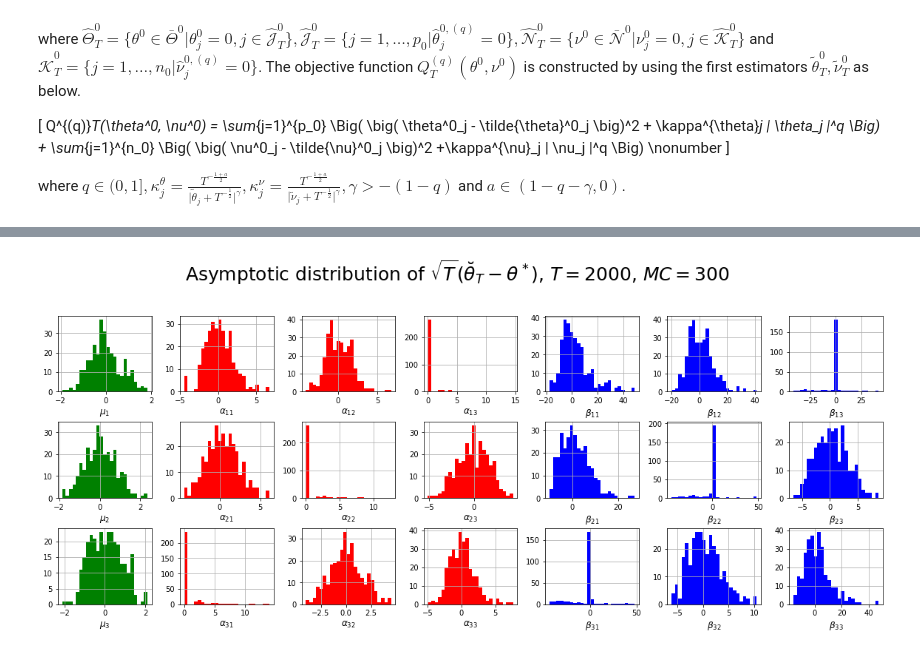
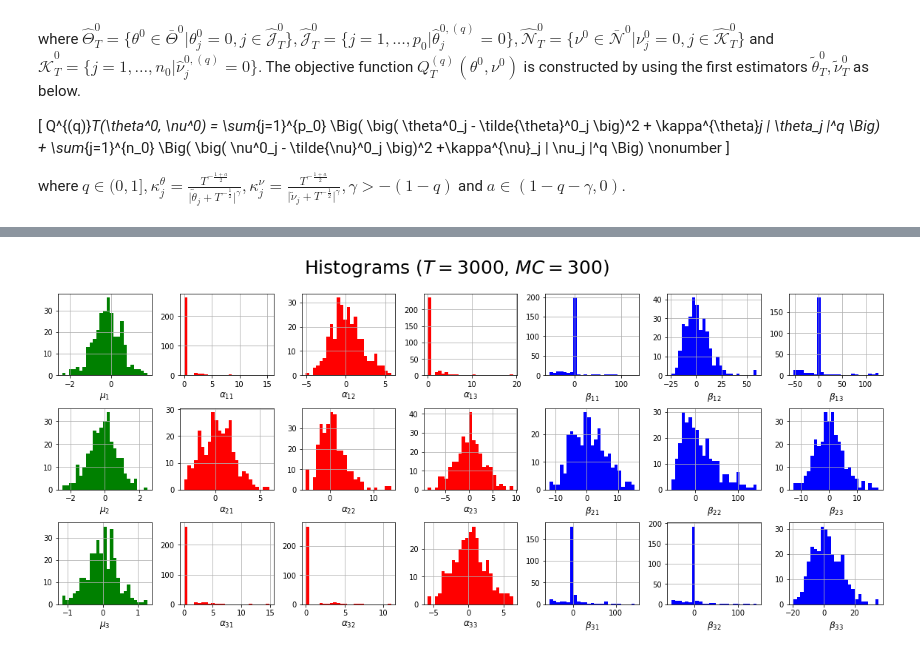
Before and after one commit to goda235/Sparse-estimation-for-GEMHP, a Jupyter notebook: P-O and GEMHP (Multivariate Exponential Hawkes process).ipynb, the cells around one changed output, grey strips where cells are left out. Saved outputs shown, nothing was run; the diff lists cells and outputs as text; code cells hidden in the pictures.

```diff
--- a/P-O and GEMHP (Multivariate Exponential Hawkes process).ipynb
+++ b/P-O and GEMHP (Multivariate Exponential Hawkes process).ipynb
@@ -382,10 +382,13 @@ def LogLikelihood(paramsVector, args):
     for i in range(dim):
         Ai = 0 # log( intensity^i_{t[i][z]} ) = log( mu[i] + sum_{j=1 ...,dim} sum_{k : t[i][z] > t[j][k]} alpha[i][j]*exp(-beta[i][j]*(t[i][z]-t[j][k])) )
         Bi = 0 # sum_{k=0,...,t[j][-1]} (alpha[i][j]/beta[i][j])*(exp(-beta[i][j]*(t_max-t[j][k])) -1)
-        for z in range(len(time[i]))[:-1]:
+        for n in range(len(time[i]))[:-1]:
             intensity = _mu[i]
             for j in range(dim):
-                intensity += _alpha[i][j][0]*np.sum(kernel_free(time[i][z], time[j][time[j][:]<time[i][z]] ,_beta[i][j]))
+                num = np.sum(time[j][:]<time[i][n])
+                dtime = time[i][n]-time[j][:num]
+                exptB = np.exp(-_beta[i][j]*dtime)
+                intensity += _alpha[i][j][0]*np.sum(exptB)
             Ai += np.log(intensity)
         for j in range(dim):
             Bi += (-1)*(_alpha[i][j][0]/_beta[i][j])*np.sum(kernel_free(t_max, time[j][:-1], _beta[i][j])-1)
@@ -583,16 +586,16 @@ where $*$ means a non-definite value.
 np.random.seed(0)
 
 dims = [3, 1, 1, 1] # dim, d_alpha, d_mark (= d, p, d') , dim of mark
-mu = np.array([0.1, 0.1, 0.1], dtype=float)
-alpha = np.array([[[0.1], [0.2], [0]], [[0.2], [0], [0.4]], [[0], [0.3], [0.2]]], dtype=float)
-beta = np.array([[0.5, 0.9, 1], [0.5, 1, 0.6], [1, 0.5, 0.7]], dtype=float)
+mu = np.array([0.2, 0.1, 0.1], dtype=float)
+alpha = np.array([[[0], [0.2], [0]], [[0.2], [0.1], [0.4]], [[0], [0], [0.2]]], dtype=float)
+beta = np.array([[1, 0.9, 1], [0.5, 1.2, 0.6], [1, 1, 0.7]], dtype=float)
 m = np.zeros((dims[0], dims[0], dims[2]))
 paramsMark = [np.array([0], dtype=float), np.array([[1]], dtype=float)] # Unif dist
 initEps = np.zeros((dims[0], dims[0], dims[1], dims[1]))
 params = [mu, alpha, beta, m, paramsMark, initEps]
 paramsVector = ParamsToVector(params)
 
-t_max = 2000 # Observed Time
+t_max = 3000 # Observed Time
 low_bd, up_bd = np.repeat(0., len(paramsVector)), np.repeat(1.e+10, len(paramsVector))
 low_bd[:dims[0]] += 1.0e-5
 low_bd[dims[0]+dims[0]**2:] += 1.0e-5
@@ -682,7 +688,7 @@ def Gradient(f, x, args, delta=1.0e-10):
 def GEMHP_Hist(data, dims, title="Histgram", SavePath=""):
     FigColNum = 1+dims[0]+dims[0]
     fig = plt.figure(figsize=(20,25/dims[0]))
-    plt.subplots_adjust(top=0.85, bottom=0.2, hspace=0.4, wspace=0.3)
+    plt.subplots_adjust(top=0.9, bottom=0.2, hspace=0.4, wspace=0.3)
     gs = gridspec.GridSpec(dims[0], FigColNum)
 
     for i in range(dims[0]):
@@ -697,7 +703,7 @@ def GEMHP_Hist(data, dims, title="Histgram", SavePath=""):
             ax = fig.add_subplot(gs[i,1+j])
             plt.subplot(gs[i,1+j])
             AlphaData = np.array(data).T[dims[0]+dims[0]*i+j]
-            ax.hist(AlphaData[AlphaData<15], bins=25, color="red")
+            ax.hist(AlphaData[AlphaData<20], bins=25, color="red")
             plt.xlabel(r'$ \alpha_{%d%d} $' %((i+1), (j+1)), fontsize=12)
             ax.grid()
     for i in range(dims[0]):
@@ -705,7 +711,7 @@ def GEMHP_Hist(data, dims, title="Histgram", SavePath=""):
             ax = fig.add_subplot(gs[i,1+dims[0]+j])
             plt.subplot(gs[i,1+dims[0]+j])
             BetaData = np.array(data).T[dims[0]+dims[0]**2+dims[0]*i+j]
-            ax.hist(BetaData[BetaData<50], bins=25, color="blue")
+            ax.hist(BetaData[BetaData<150], bins=25, color="blue")
             plt.xlabel(r'$ \beta_{%d%d} $' %((i+1), (j+1)), fontsize=12)
             ax.grid()
 
@@ -714,8 +720,8 @@ def GEMHP_Hist(data, dims, title="Histgram", SavePath=""):
     if SavePath != "" : fig.savefig(SavePath)
     return None
 # %%
-title = r'Asymptotic distribution of $\sqrt{T}(\breve{\theta}_T - \theta^*)$, $T=%d$, $MC=%d$' %(t_max, MC)
-SavePath = 'POE/HPPOE_eg1_AN_T=%d_MC=%d.eps'  %(t_max, MC)
+title = r'Histograms ($T=%d$, $MC=%d$)' %(t_max, MC)
+SavePath = 'POE/ver3modi_HPPOE_eg1_AN_T=%d_MC=%d.eps'  %(t_max, MC)
 GEMHP_Hist(poeErrorList, dims, title, SavePath)
 # %% [output]
-[figure, old version]
+[figure, new version]
```
Also changed, not shown: parts of 6 cells of this notebook.
